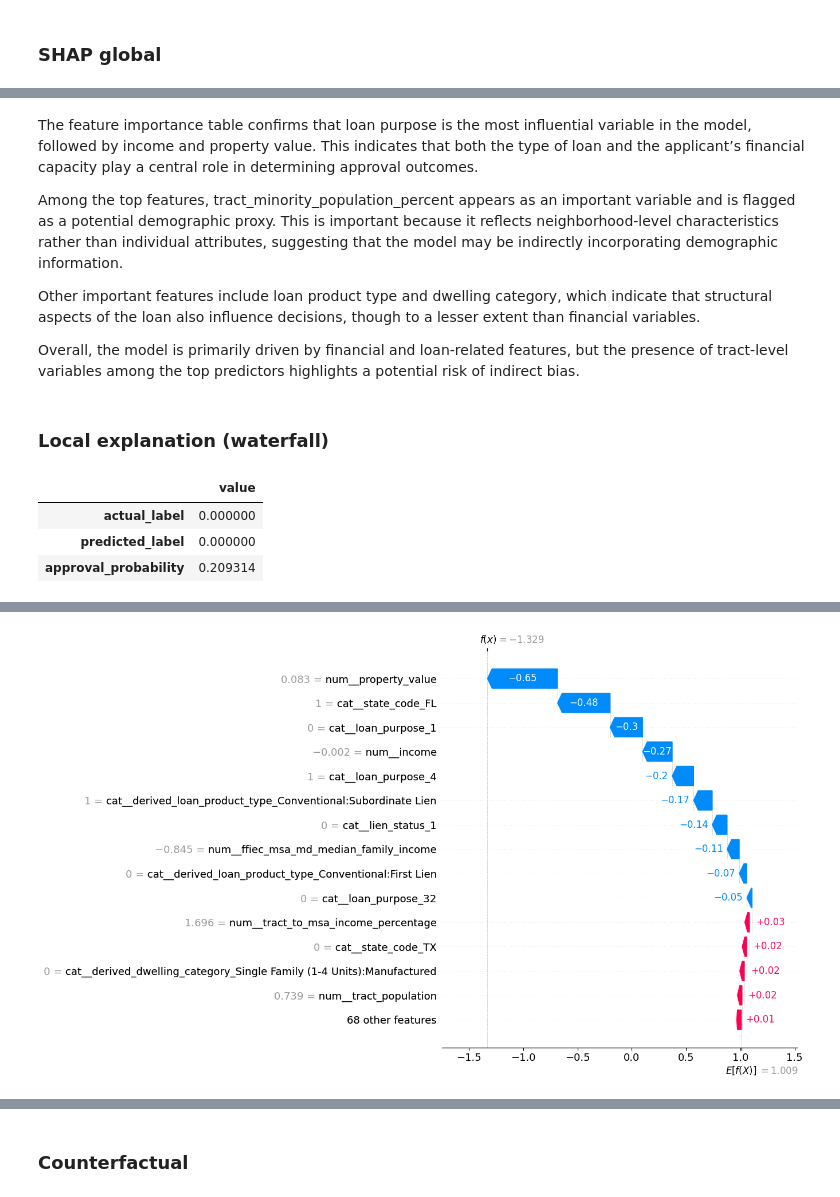
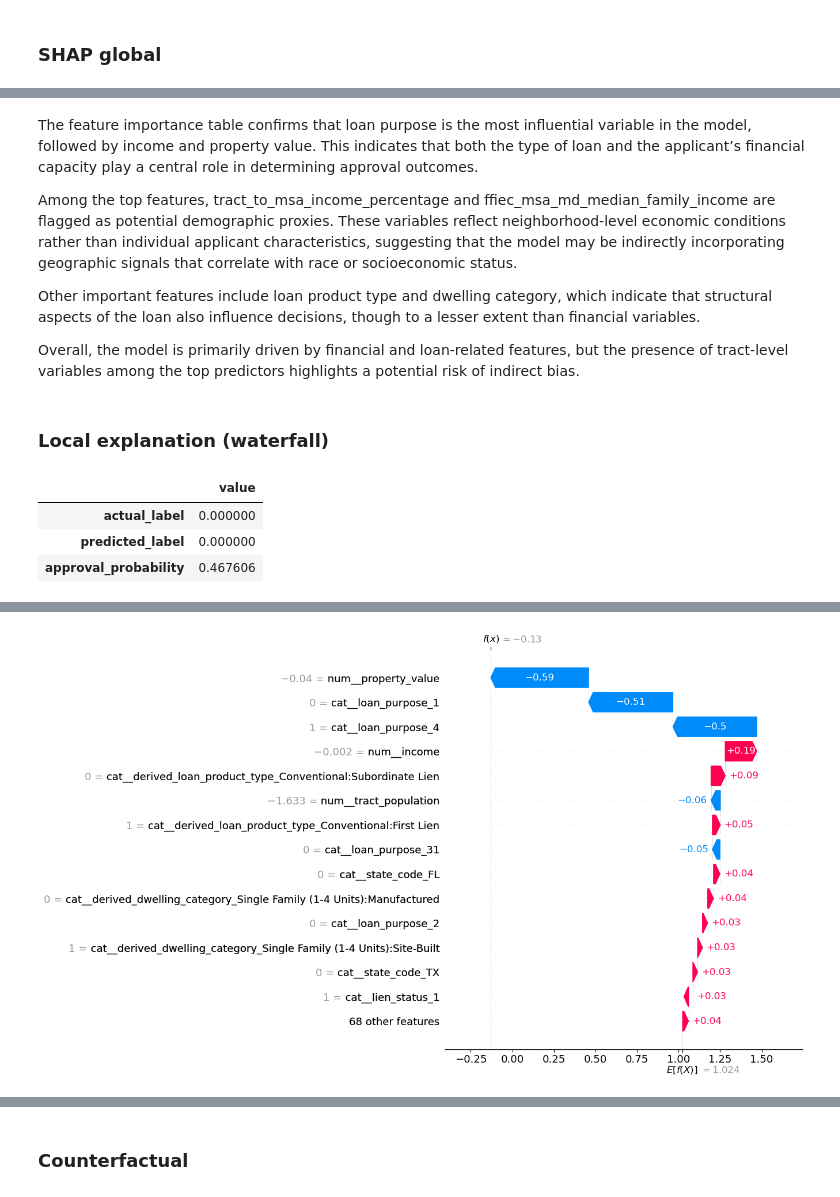
Before and after one commit to 96195hsu-create/Responsible_ML_Capstone, a Jupyter notebook: hmda_responsible_ml_capstone.ipynb, the cells around one changed output, grey strips where cells are left out. Drawn from its saved outputs; the diff is of its cells as text; code cells hidden in the pictures.

```diff
--- a/hmda_responsible_ml_capstone.ipynb
+++ b/hmda_responsible_ml_capstone.ipynb
@@ -818,7 +815,7 @@ display(shap_importance[["rank", "feature", "mean_abs_shap", "proxy_risk"]].head
 # %% [markdown]
 The feature importance table confirms that loan purpose is the most influential variable in the model, followed by income and property value. This indicates that both the type of loan and the applicant’s financial capacity play a central role in determining approval outcomes.
 
-Among the top features, tract_minority_population_percent appears as an important variable and is flagged as a potential demographic proxy. This is important because it reflects neighborhood-level characteristics rather than individual attributes, suggesting that the model may be indirectly incorporating demographic information.
+Among the top features, tract_to_msa_income_percentage and ffiec_msa_md_median_family_income are flagged as potential demographic proxies. These variables reflect neighborhood-level economic conditions rather than individual applicant characteristics, suggesting that the model may be indirectly incorporating geographic signals that correlate with race or socioeconomic status.
 
 Other important features include loan product type and dwelling category, which indicate that structural aspects of the loan also influence decisions, though to a lesser extent than financial variables.
 
@@ -826,9 +823,22 @@ Overall, the model is primarily driven by financial and loan-related features, b
 # %% [markdown]
 ### Local explanation (waterfall)
 # %%
-# Select a denied application that the model also predicts as denied.
-denied_positions = np.where((y_test.values == 0) & (y_pred_xgb == 0))[0]
-denied_idx = denied_positions[0]
+# Use a fixed denied applicant
+FIXED_CASE_INDEX = 2256540
+
+if FIXED_CASE_INDEX not in X_test.index:
+    raise ValueError("Fixed case index not found in X_test. Check that the train/test split and dataset are unchanged.")
+
+# Convert dataframe index to positional index for arrays like y_pred_xgb, y_score_xgb, shap_values.
+denied_idx = X_test.index.get_loc(FIXED_CASE_INDEX)
+
+# Confirm this applicant is truly denied and predicted denied.
+if y_test.iloc[denied_idx] != 0 or y_pred_xgb[denied_idx] != 0:
+    raise ValueError("Fixed case is not an actual denied + predicted denied applicant.")
+
+# Confirm no missing values
+if X_test.loc[[FIXED_CASE_INDEX]].isna().any(axis=None):
+    raise ValueError("Fixed case has missing values. Choose another fixed case for DiCE.")
 
 # Summarize the selected case before plotting the local explanation.
 denied_case_summary = pd.Series({
@@ -838,9 +848,9 @@ denied_case_summary = pd.Series({
 }).to_frame("value")
 
 display(denied_case_summary)
-display(X_test.iloc[[denied_idx]])
+display(X_test.loc[[FIXED_CASE_INDEX]])
 
-# Build a SHAP explanation object for the single denied case.
+# Build a SHAP explanation object.
 single_explanation = shap.Explanation(
     values=shap_values[denied_idx],
     base_values=explainer.expected_value,
@@ -858,5 +868,5 @@ shap.plots.waterfall(single_explanation, max_display=15)
 |  | value |
 | actual_label | 0.000000 |
 | predicted_label | 0.000000 |
-| approval_probability | 0.209314 |
+| approval_probability | 0.467606 |
 |  | property_value | income | tract_population | ffiec_msa_md_median_family_income | tract_to_msa_income_percentage | state_code | ... |
@@ -864,2 +874,2 @@ shap.plots.waterfall(single_explanation, max_display=15)
-[figure, old version]
+[figure, new version]
 # %% [markdown]
```
Also changed, not shown: parts of 137 cells of this notebook, 1 other file.
